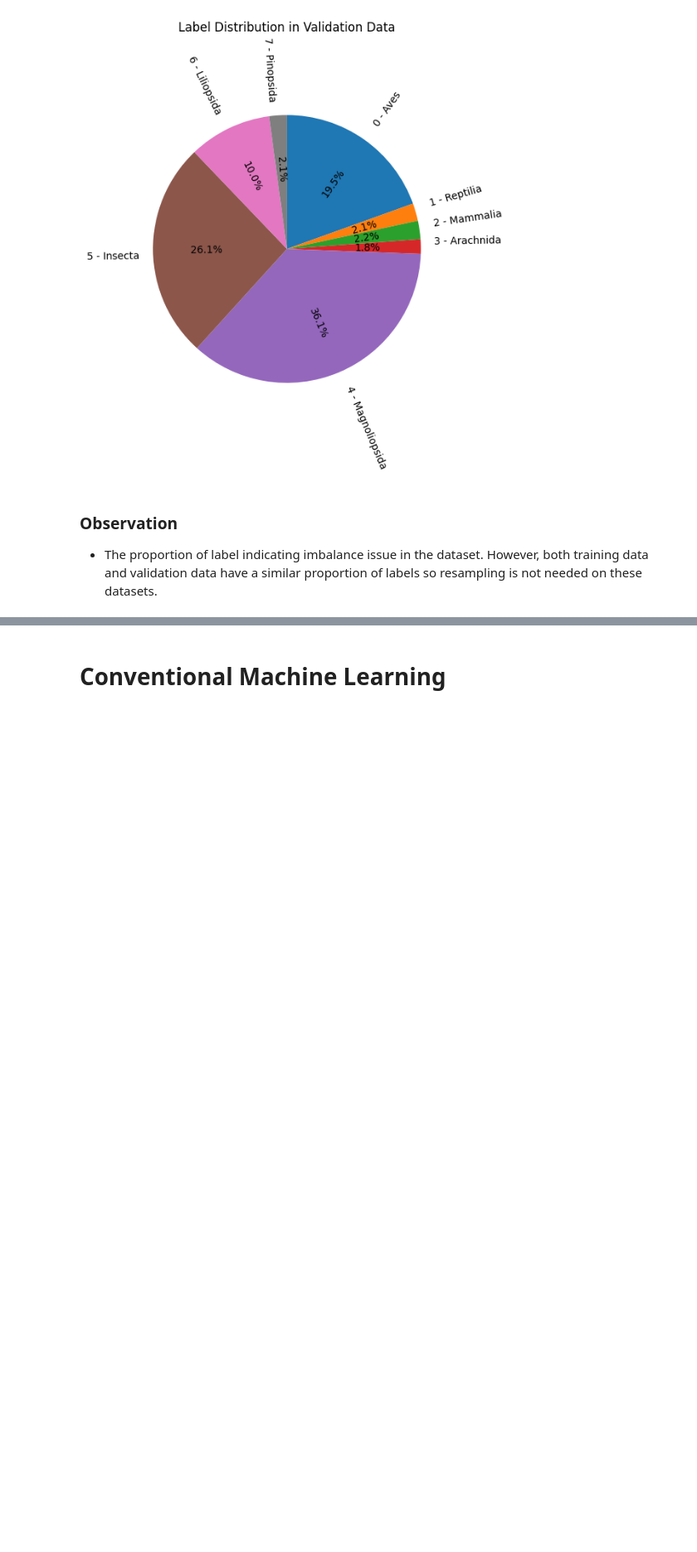
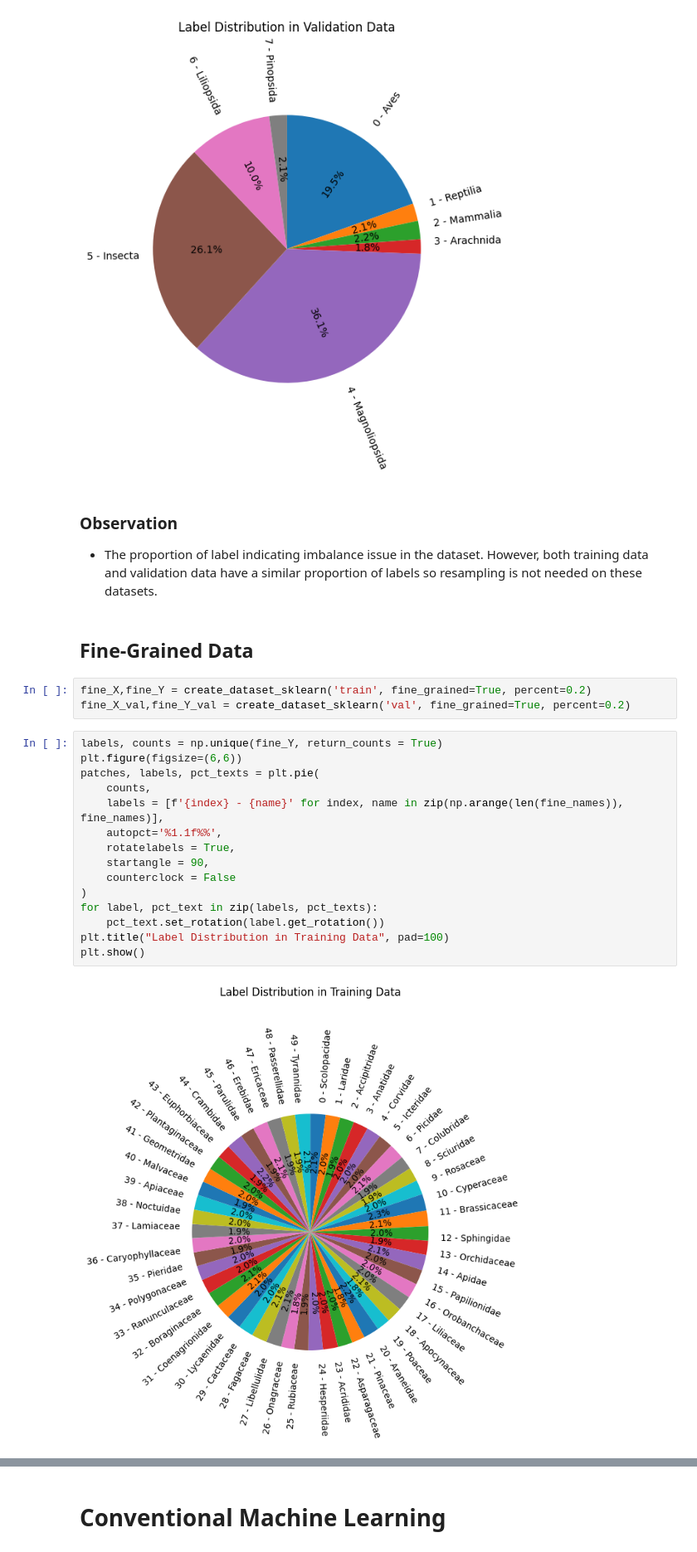
Before and after one commit to melbreaker/LivingThingClassification, a Jupyter notebook: 47369833_major_project.ipynb, the cells around one changed output, grey strips where cells are left out. Shown at 83% size. Cells and saved outputs as stored; diff of their text form; blank space fills up the shorter version.

Commit message:
add data pie chart for fine-grained dataset

```diff
--- a/47369833_major_project.ipynb
+++ b/47369833_major_project.ipynb
@@ -206,3 +208,25 @@ plt.show()
 ### Observation
 
 - The proportion of label indicating imbalance issue in the dataset. However, both training data and validation data have a similar proportion of labels so resampling is not needed on these datasets.
+# %% [markdown]
+## Fine-Grained Data
+# %%
+fine_X,fine_Y = create_dataset_sklearn('train', fine_grained=True, percent=0.2)
+fine_X_val,fine_Y_val = create_dataset_sklearn('val', fine_grained=True, percent=0.2)
+# %%
+labels, counts = np.unique(fine_Y, return_counts = True)
+plt.figure(figsize=(6,6))
+patches, labels, pct_texts = plt.pie(
+    counts,
+    labels = [f'{index} - {name}' for index, name in zip(np.arange(len(fine_names)), fine_names)],
+    autopct='%1.1f%%',
+    rotatelabels = True,
+    startangle = 90,
+    counterclock = False
+)
+for label, pct_text in zip(labels, pct_texts):
+    pct_text.set_rotation(label.get_rotation())
+plt.title("Label Distribution in Training Data", pad=100)
+plt.show()
+# %% [output]
+[figure, added]
```
Also changed, not shown: parts of 2 cells of this notebook.
